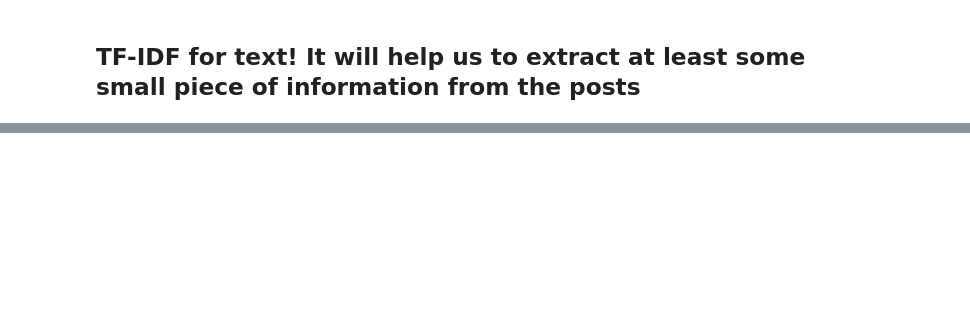
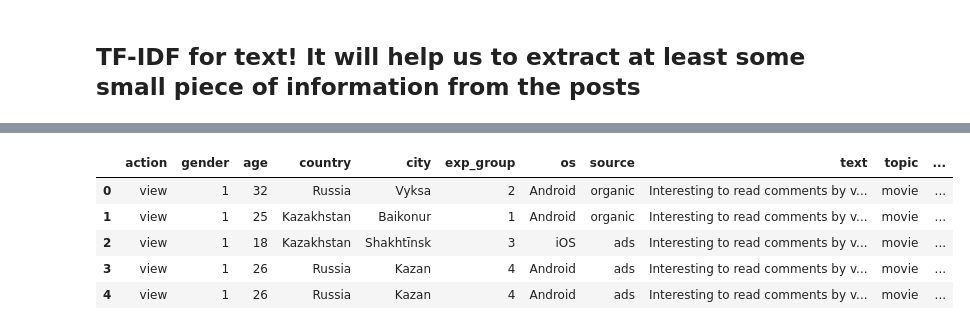
Before and after one commit to israfilovamaria/Recommendation-system-of-posts, a Jupyter notebook: Exploring data .ipynb, the cells around one changed output, grey strips where cells are left out. Saved outputs shown, nothing was run; the diff lists cells and outputs as text; code cells hidden in the pictures; blank space fills up the shorter version.

```diff
--- a/Exploring data .ipynb
+++ b/Exploring data .ipynb
@@ -278,0 +401,9 @@ data.head(3)
+# %%
+xcopy.head()
+# %% [output]
+|  | action | gender | age | country | city | exp_group | os | source | text | topic | ... |
+| 0 | view | 1 | 32 | Russia | Vyksa | 2 | Android | organic | Interesting to read comments by v... | movie | ... |
+| 1 | view | 1 | 25 | Kazakhstan | Baikonur | 1 | Android | organic | Interesting to read comments by v... | movie | ... |
+| 2 | view | 1 | 18 | Kazakhstan | Shakhtīnsk | 3 | iOS | ads | Interesting to read comments by v... | movie | ... |
+| 3 | view | 1 | 26 | Russia | Kazan | 4 | Android | ads | Interesting to read comments by v... | movie | ... |
+| 4 | view | 1 | 26 | Russia | Kazan | 4 | Android | ads | Interesting to read comments by v... | movie | ... |
```
Also changed, not shown: parts of 33 cells of this notebook.
